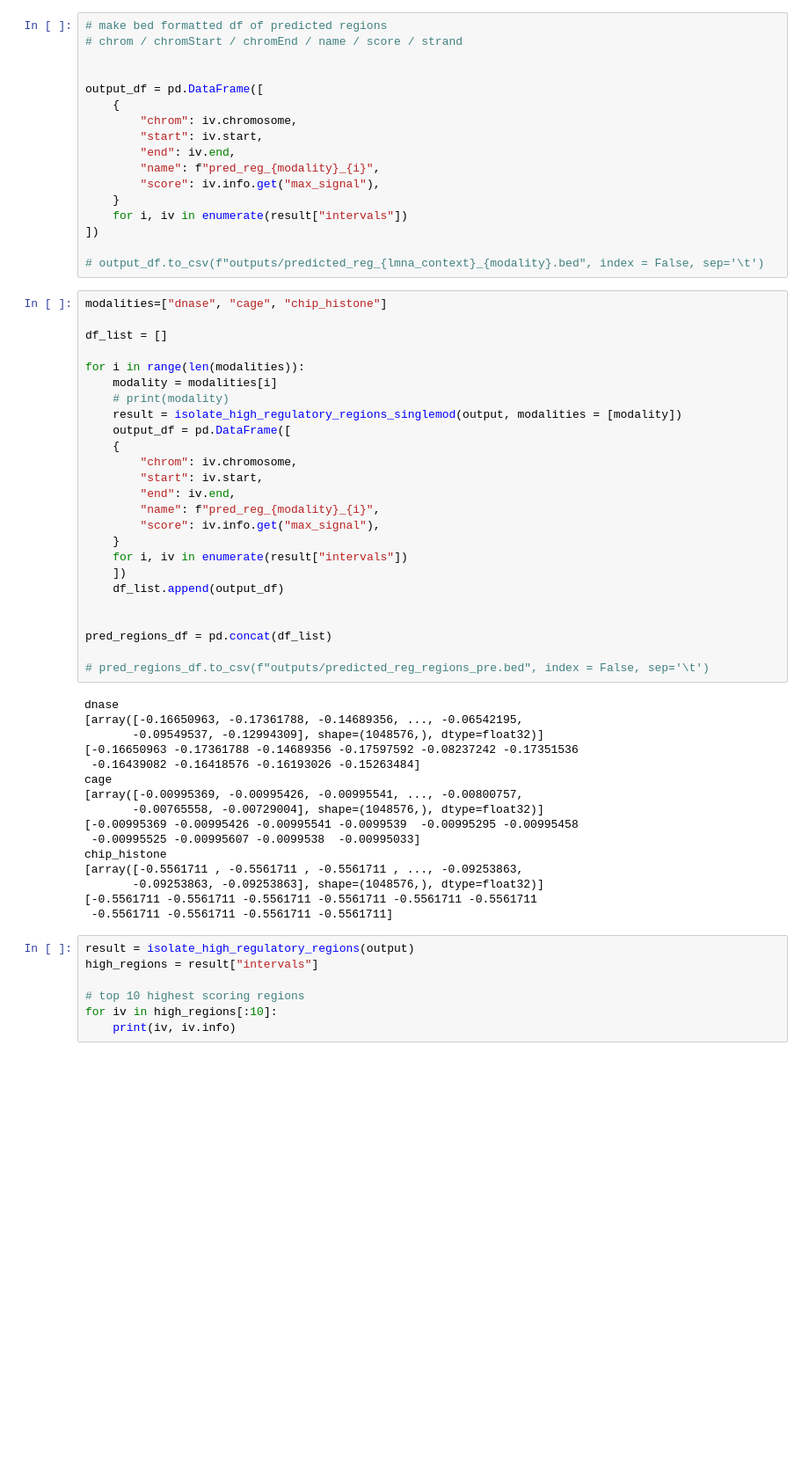
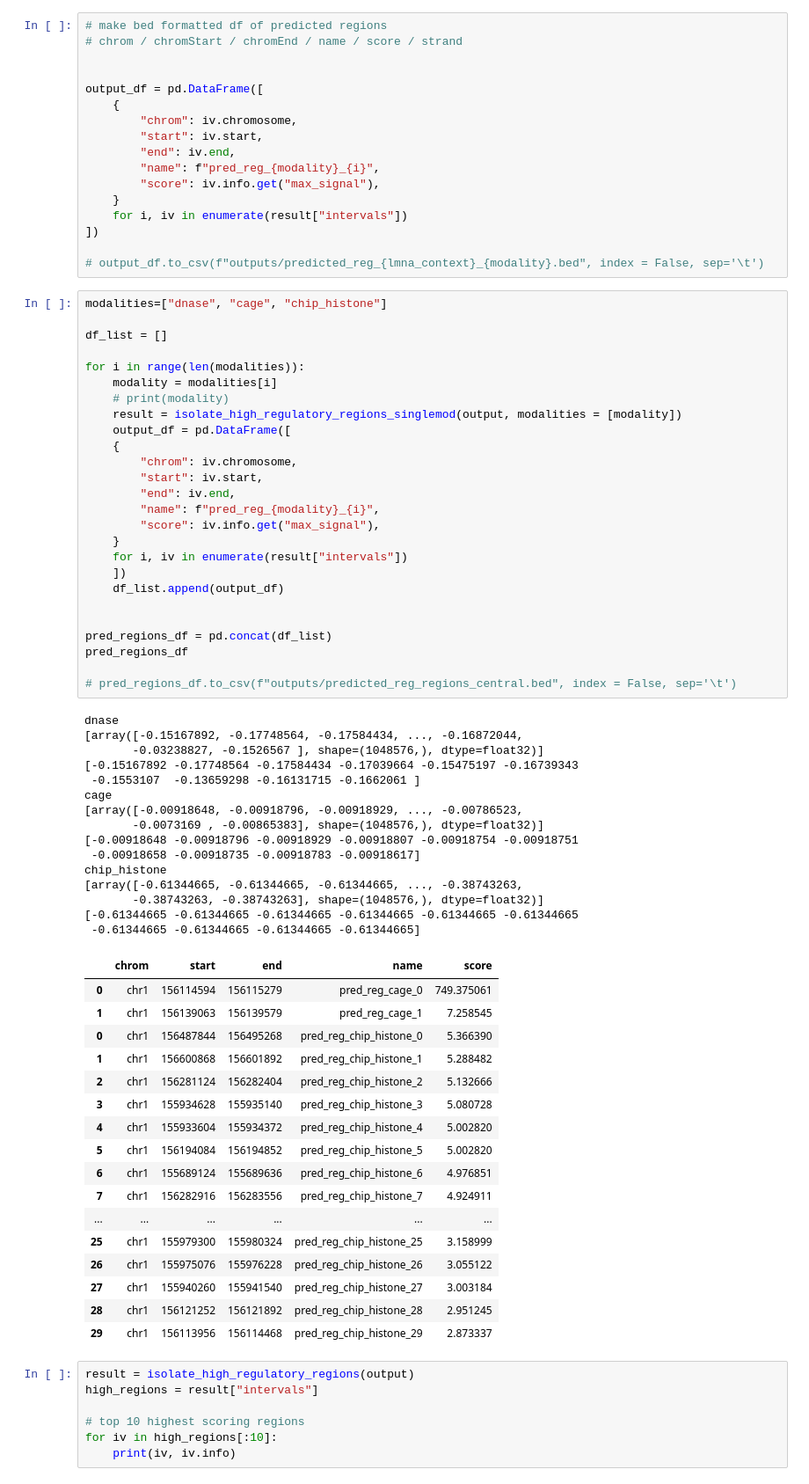
Before and after one commit to cralbers/variant-effects, a Jupyter notebook: predict_reg_regions_osc.ipynb, the cells around one changed output. Shown at 88% size. Saved outputs shown, nothing was run; the diff lists cells and outputs as text; blank space fills up the shorter version.

```diff
--- a/predict_reg_regions_osc.ipynb
+++ b/predict_reg_regions_osc.ipynb
@@ -695,44 +682,62 @@ output_df = pd.DataFrame([
 # %%
 modalities=["dnase", "cage", "chip_histone"]
 
 df_list = []
 
 for i in range(len(modalities)):
     modality = modalities[i]
     # print(modality)
     result = isolate_high_regulatory_regions_singlemod(output, modalities = [modality])
     output_df = pd.DataFrame([
     {
         "chrom": iv.chromosome,
         "start": iv.start,
         "end": iv.end,
         "name": f"pred_reg_{modality}_{i}",
         "score": iv.info.get("max_signal"),
     }
     for i, iv in enumerate(result["intervals"])
     ])
     df_list.append(output_df)
 
 
 pred_regions_df = pd.concat(df_list)
+pred_regions_df
 
-# pred_regions_df.to_csv(f"outputs/predicted_reg_regions_pre.bed", index = False, sep='\t')
+# pred_regions_df.to_csv(f"outputs/predicted_reg_regions_central.bed", index = False, sep='\t')
 # %% [output]
 dnase
-[array([-0.16650963, -0.17361788, -0.14689356, ..., -0.06542195,
-       -0.09549537, -0.12994309], shape=(1048576,), dtype=float32)]
-[-0.16650963 -0.17361788 -0.14689356 -0.17597592 -0.08237242 -0.17351536
- -0.16439082 -0.16418576 -0.16193026 -0.15263484]
+[array([-0.15167892, -0.17748564, -0.17584434, ..., -0.16872044,
+       -0.03238827, -0.1526567 ], shape=(1048576,), dtype=float32)]
+[-0.15167892 -0.17748564 -0.17584434 -0.17039664 -0.15475197 -0.16739343
+ -0.1553107  -0.13659298 -0.16131715 -0.1662061 ]
 cage
-[array([-0.00995369, -0.00995426, -0.00995541, ..., -0.00800757,
-       -0.00765558, -0.00729004], shape=(1048576,), dtype=float32)]
-[-0.00995369 -0.00995426 -0.00995541 -0.0099539  -0.00995295 -0.00995458
- -0.00995525 -0.00995607 -0.0099538  -0.00995033]
+[array([-0.00918648, -0.00918796, -0.00918929, ..., -0.00786523,
+       -0.0073169 , -0.00865383], shape=(1048576,), dtype=float32)]
+[-0.00918648 -0.00918796 -0.00918929 -0.00918807 -0.00918754 -0.00918751
+ -0.00918658 -0.00918735 -0.00918783 -0.00918617]
 chip_histone
-[array([-0.5561711 , -0.5561711 , -0.5561711 , ..., -0.09253863,
-       -0.09253863, -0.09253863], shape=(1048576,), dtype=float32)]
-[-0.5561711 -0.5561711 -0.5561711 -0.5561711 -0.5561711 -0.5561711
- -0.5561711 -0.5561711 -0.5561711 -0.5561711]
+[array([-0.61344665, -0.61344665, -0.61344665, ..., -0.38743263,
+       -0.38743263, -0.38743263], shape=(1048576,), dtype=float32)]
+[-0.61344665 -0.61344665 -0.61344665 -0.61344665 -0.61344665 -0.61344665
+ -0.61344665 -0.61344665 -0.61344665 -0.61344665]
+|  | chrom | start | end | name | score |
+| 0 | chr1 | 156114594 | 156115279 | pred_reg_cage_0 | 749.375061 |
+| 1 | chr1 | 156139063 | 156139579 | pred_reg_cage_1 | 7.258545 |
+| 0 | chr1 | 156487844 | 156495268 | pred_reg_chip_histone_0 | 5.366390 |
+| 1 | chr1 | 156600868 | 156601892 | pred_reg_chip_histone_1 | 5.288482 |
+| 2 | chr1 | 156281124 | 156282404 | pred_reg_chip_histone_2 | 5.132666 |
+| 3 | chr1 | 155934628 | 155935140 | pred_reg_chip_histone_3 | 5.080728 |
+| 4 | chr1 | 155933604 | 155934372 | pred_reg_chip_histone_4 | 5.002820 |
+| 5 | chr1 | 156194084 | 156194852 | pred_reg_chip_histone_5 | 5.002820 |
+| 6 | chr1 | 155689124 | 155689636 | pred_reg_chip_histone_6 | 4.976851 |
+| 7 | chr1 | 156282916 | 156283556 | pred_reg_chip_histone_7 | 4.924911 |
+| ... | ... | ... | ... | ... | ... |
+| 25 | chr1 | 155979300 | 155980324 | pred_reg_chip_histone_25 | 3.158999 |
+| 26 | chr1 | 155975076 | 155976228 | pred_reg_chip_histone_26 | 3.055122 |
+| 27 | chr1 | 155940260 | 155941540 | pred_reg_chip_histone_27 | 3.003184 |
+| 28 | chr1 | 156121252 | 156121892 | pred_reg_chip_histone_28 | 2.951245 |
+| 29 | chr1 | 156113956 | 156114468 | pred_reg_chip_histone_29 | 2.873337 |
 # %%
 result = isolate_high_regulatory_regions(output)
 high_regions = result["intervals"]
```
Also changed, not shown: parts of 7 cells of this notebook.
